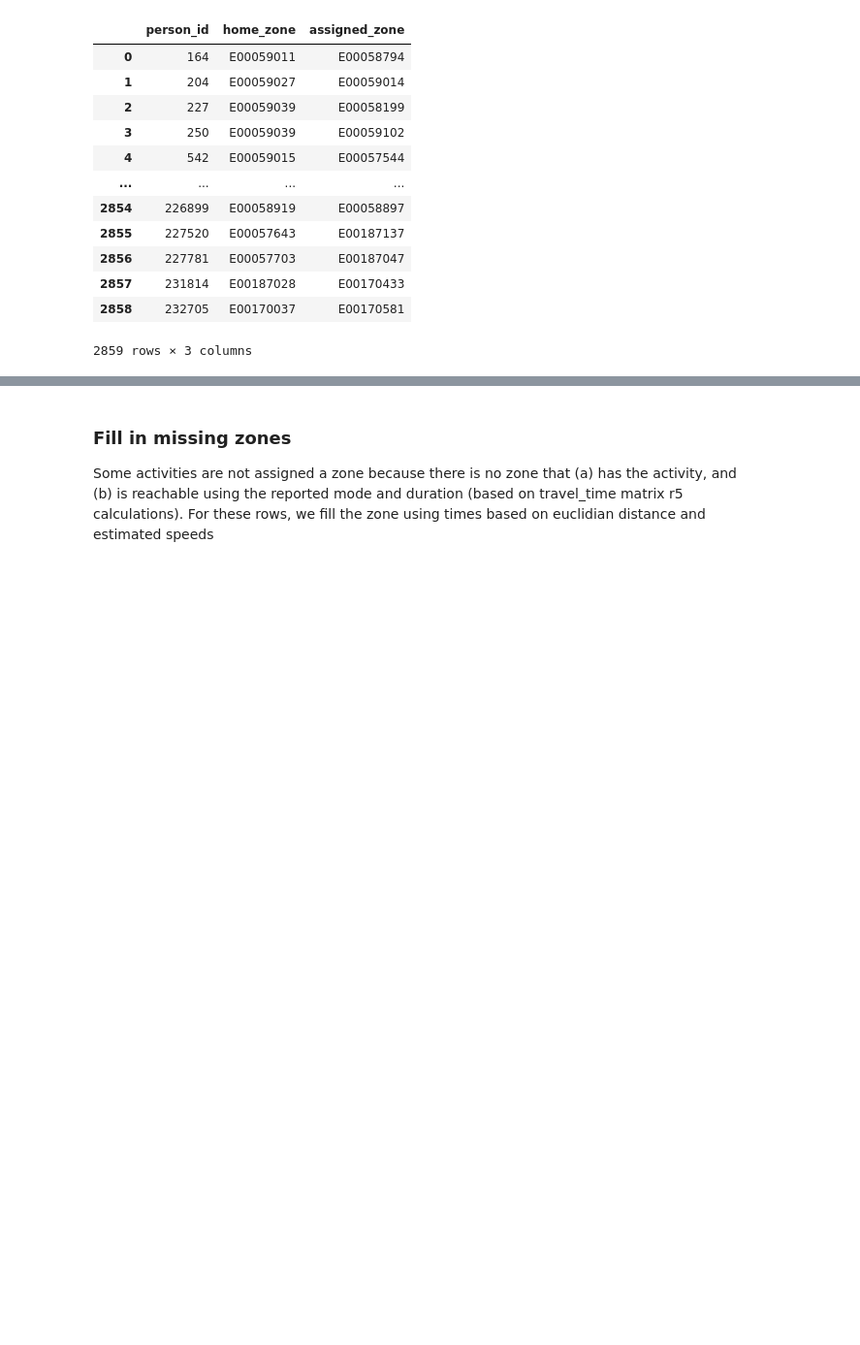
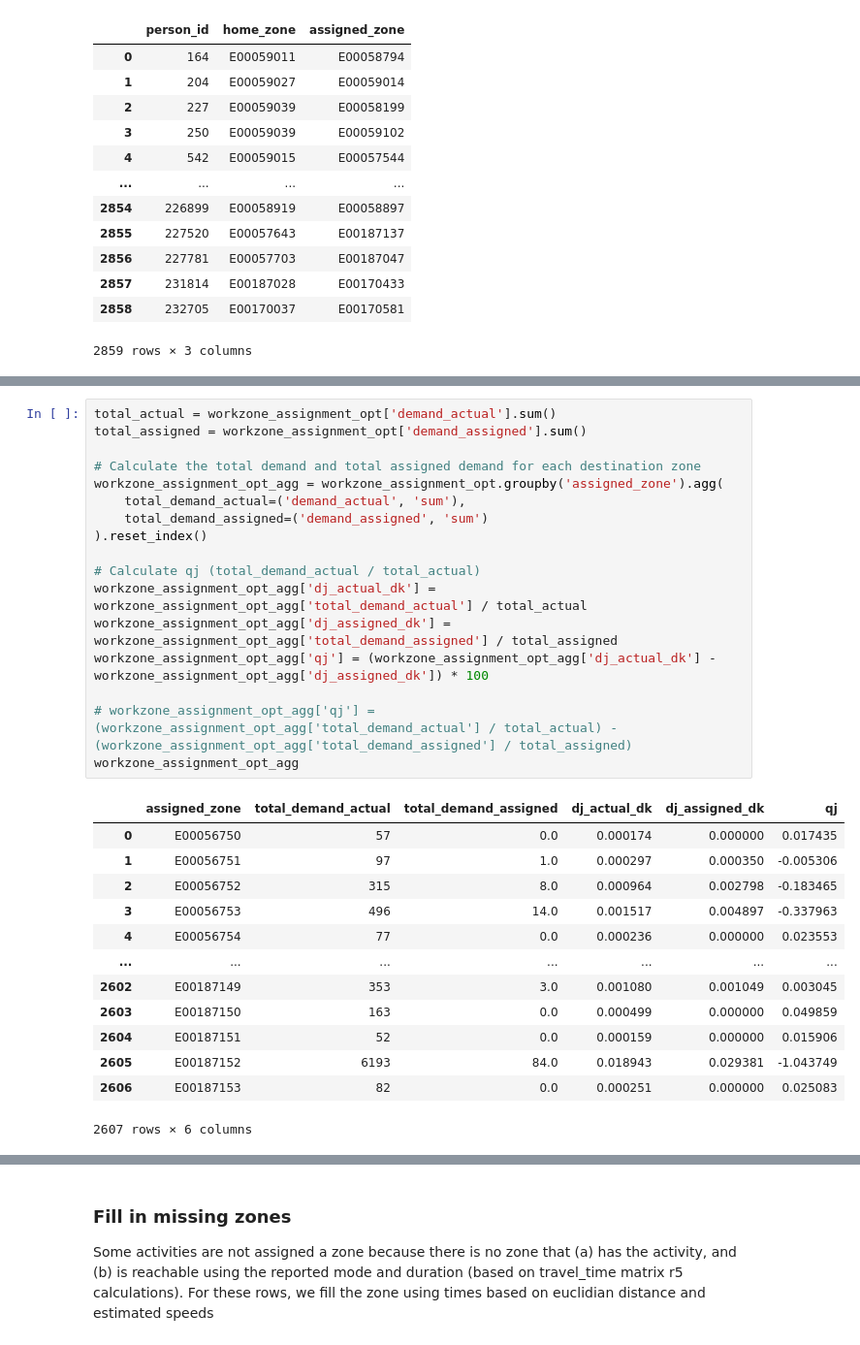
Before and after one commit to Urban-Analytics-Technology-Platform/acbm, a Jupyter notebook: notebooks/4_locations_work.ipynb, the cells around one changed output, grey strips where cells are left out. Shown at 97% size. Drawn from its saved outputs; the diff is of its cells as text; blank space fills up the shorter version.

```diff
--- a/notebooks/4_locations_work.ipynb
+++ b/notebooks/4_locations_work.ipynb
@@ -722,0 +842,31 @@ assignment_opt
+# %%
+total_actual = workzone_assignment_opt['demand_actual'].sum()
+total_assigned = workzone_assignment_opt['demand_assigned'].sum()
+
+# Calculate the total demand and total assigned demand for each destination zone
+workzone_assignment_opt_agg = workzone_assignment_opt.groupby('assigned_zone').agg(
+    total_demand_actual=('demand_actual', 'sum'),
+    total_demand_assigned=('demand_assigned', 'sum')
+).reset_index()
+
+# Calculate qj (total_demand_actual / total_actual)
+workzone_assignment_opt_agg['dj_actual_dk'] = workzone_assignment_opt_agg['total_demand_actual'] / total_actual
+workzone_assignment_opt_agg['dj_assigned_dk'] = workzone_assignment_opt_agg['total_demand_assigned'] / total_assigned
+workzone_assignment_opt_agg['qj'] = (workzone_assignment_opt_agg['dj_actual_dk'] - workzone_assignment_opt_agg['dj_assigned_dk']) * 100
+
+# workzone_assignment_opt_agg['qj'] = (workzone_assignment_opt_agg['total_demand_actual'] / total_actual) - (workzone_assignment_opt_agg['total_demand_assigned'] / total_assigned)
+workzone_assignment_opt_agg
+# %% [output]
+|  | assigned_zone | total_demand_actual | total_demand_assigned | dj_actual_dk | dj_assigned_dk | qj |
+| 0 | E00056750 | 57 | 0.0 | 0.000174 | 0.000000 | 0.017435 |
+| 1 | E00056751 | 97 | 1.0 | 0.000297 | 0.000350 | -0.005306 |
+| 2 | E00056752 | 315 | 8.0 | 0.000964 | 0.002798 | -0.183465 |
+| 3 | E00056753 | 496 | 14.0 | 0.001517 | 0.004897 | -0.337963 |
+| 4 | E00056754 | 77 | 0.0 | 0.000236 | 0.000000 | 0.023553 |
+| ... | ... | ... | ... | ... | ... | ... |
+| 2602 | E00187149 | 353 | 3.0 | 0.001080 | 0.001049 | 0.003045 |
+| 2603 | E00187150 | 163 | 0.0 | 0.000499 | 0.000000 | 0.049859 |
+| 2604 | E00187151 | 52 | 0.0 | 0.000159 | 0.000000 | 0.015906 |
+| 2605 | E00187152 | 6193 | 84.0 | 0.018943 | 0.029381 | -1.043749 |
+| 2606 | E00187153 | 82 | 0.0 | 0.000251 | 0.000000 | 0.025083 |
+2607 rows × 6 columns
```
Also changed, not shown: parts of 22 cells of this notebook, 1 other file.
